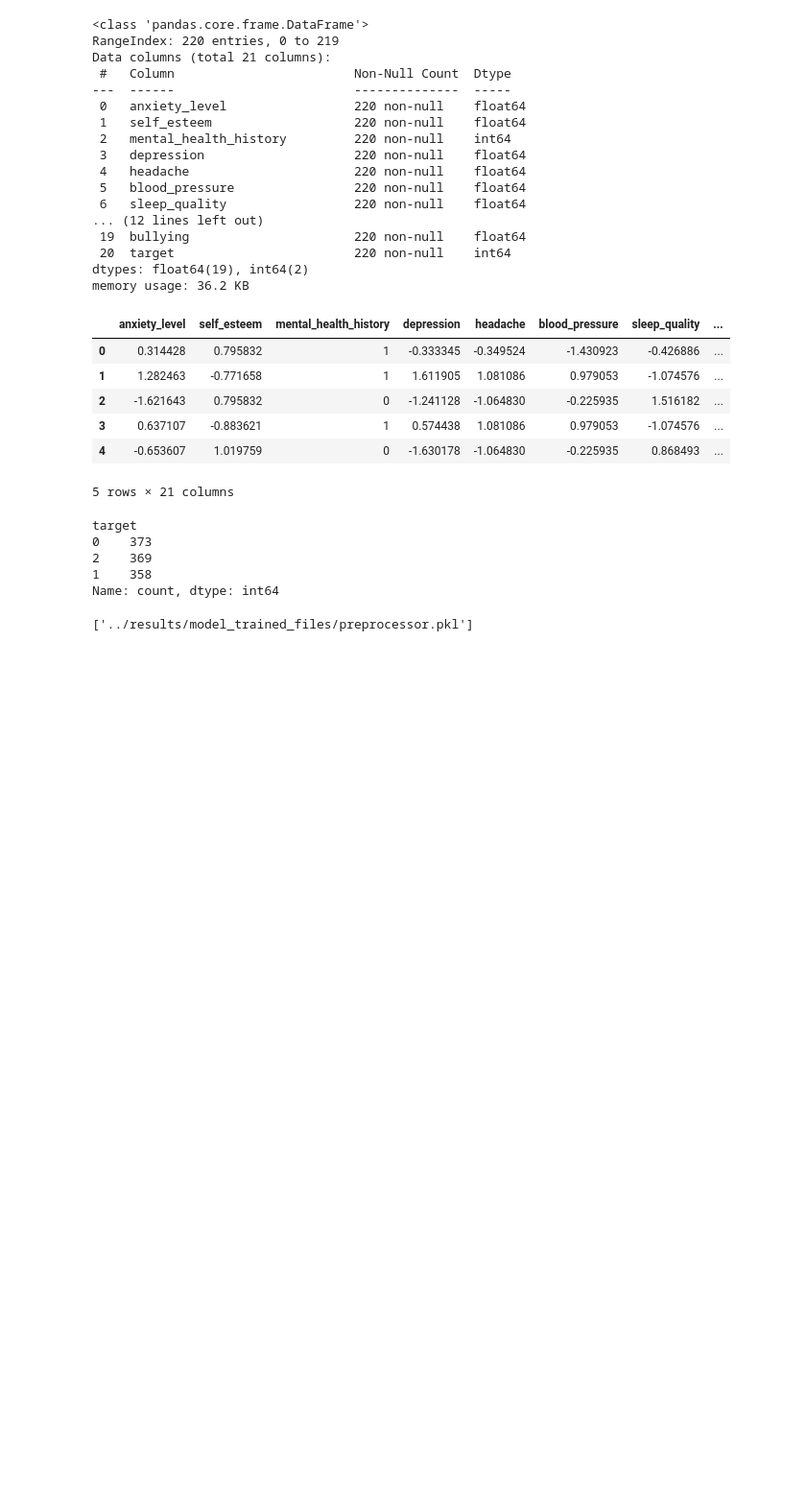
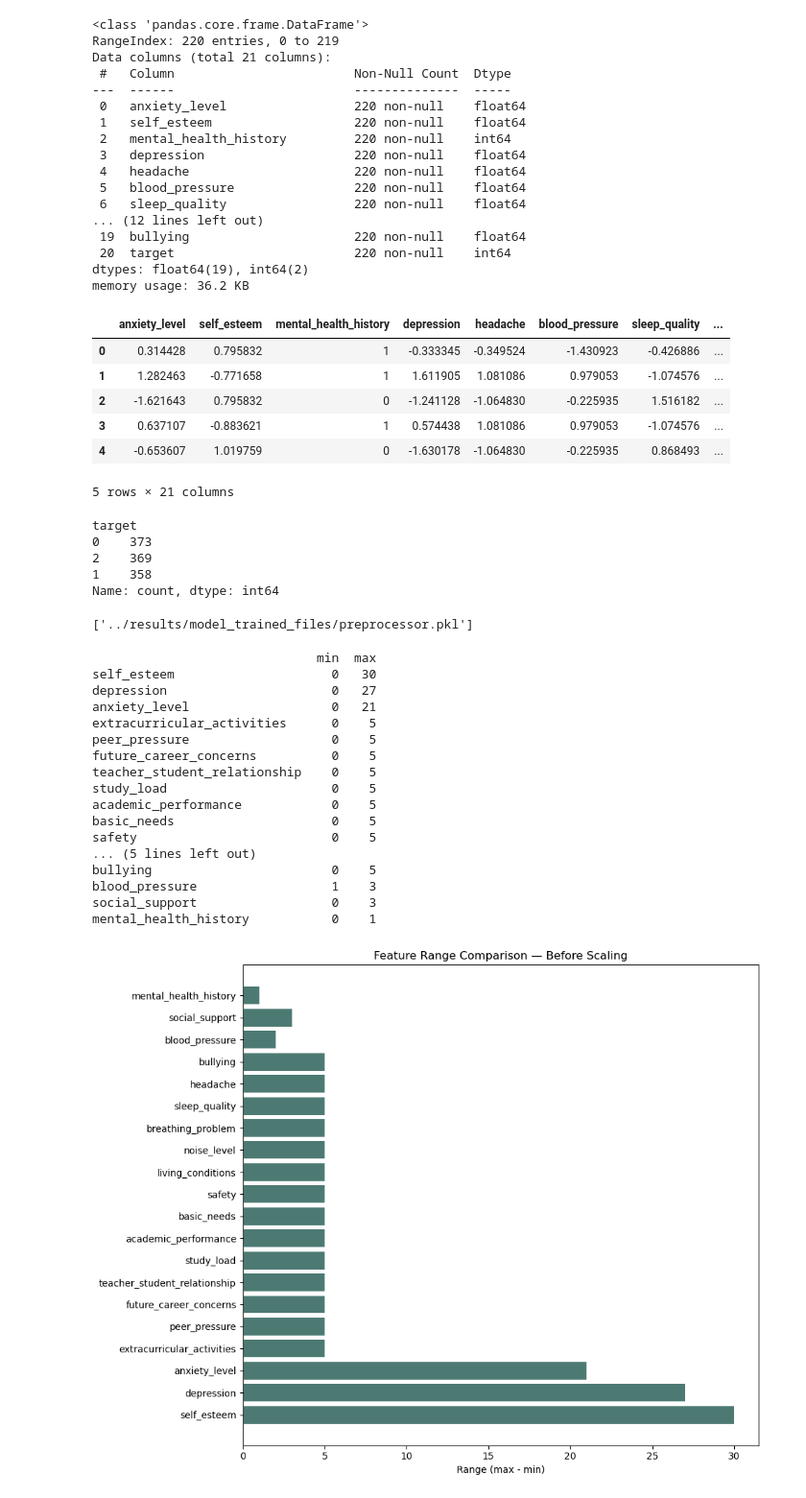
Before and after one commit to chandiracje/AIMAL_Project_Y2S1_G8.1_03, a Jupyter notebook: notebooks/StressLevelDataset(Scaling_IT25102446).ipynb, the cells around one changed output. Shown at 96% size. Cells and saved outputs as stored; diff of their text form; code cells hidden in the pictures; blank space fills up the shorter version.

Commit message:
Data Scaling Update

```diff
--- a/notebooks/StressLevelDataset(Scaling_IT25102446).ipynb
+++ b/notebooks/StressLevelDataset(Scaling_IT25102446).ipynb
@@ -180,0 +193,35 @@ joblib.dump(preprocessor, "../results/model_trained_files/preprocessor.pkl")
+# %%
+feature_cols = [c for c in stressLvlDf.columns if c != "stress_level"]
+
+ranges = pd.DataFrame({
+    "min": stressLvlDf[feature_cols].min(),
+    "max": stressLvlDf[feature_cols].max()
+}).sort_values("max", ascending=False)
+
+print(ranges)
+
+plt.figure(figsize=(10, 8))
+plt.barh(ranges.index, ranges["max"] - ranges["min"], color='#4C7A73')
+plt.xlabel("Range (max - min)")
+plt.title("Feature Range Comparison - Before Scaling")
+plt.tight_layout()
+plt.show()
+# %% [output]
+                              min  max
+self_esteem                     0   30
+depression                      0   27
+anxiety_level                   0   21
+extracurricular_activities      0    5
+peer_pressure                   0    5
+future_career_concerns          0    5
+teacher_student_relationship    0    5
+study_load                      0    5
+academic_performance            0    5
+basic_needs                     0    5
+safety                          0    5
+... (5 lines left out)
+bullying                        0    5
+blood_pressure                  1    3
+social_support                  0    3
+mental_health_history           0    1
+[figure, added]
```
Also changed, not shown: parts of 14 cells of this notebook, 7 other files.
